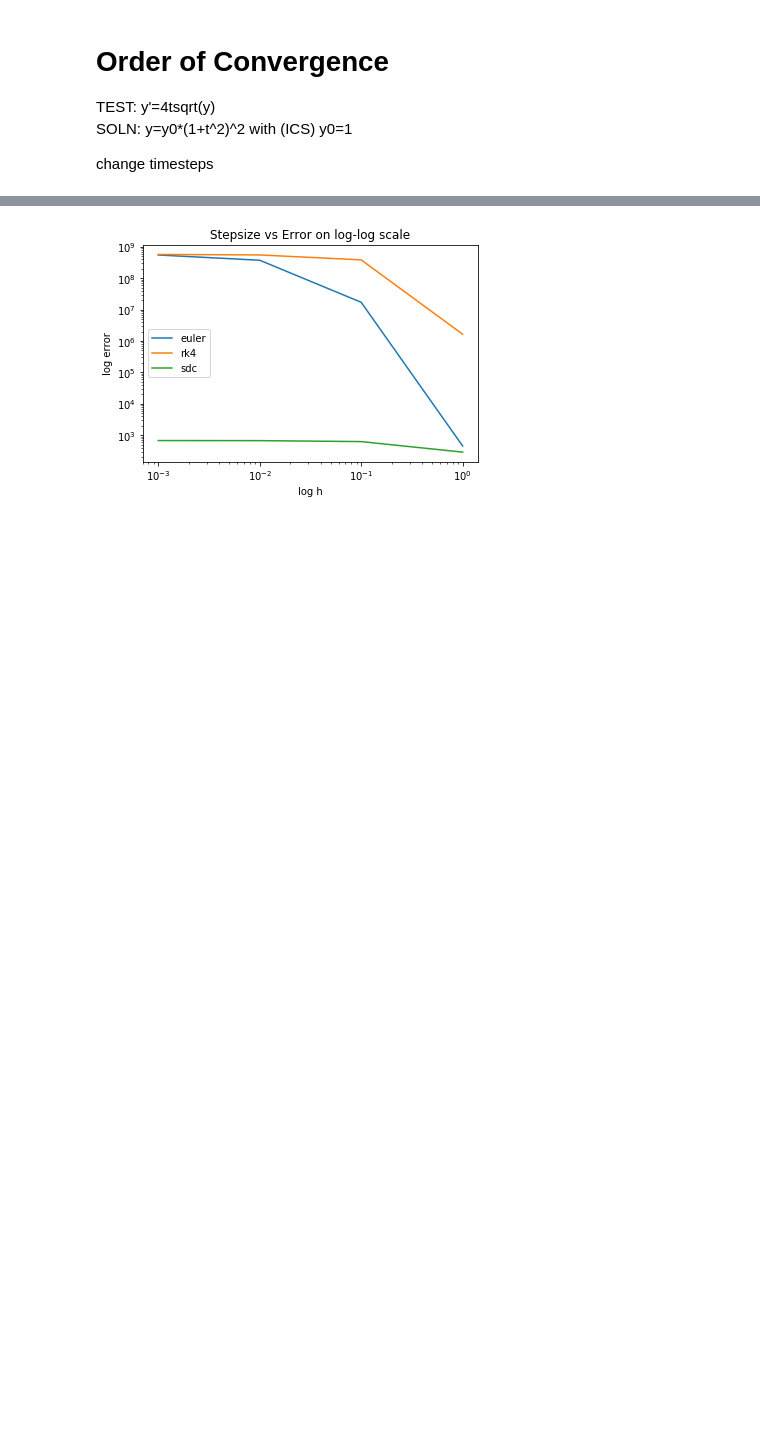
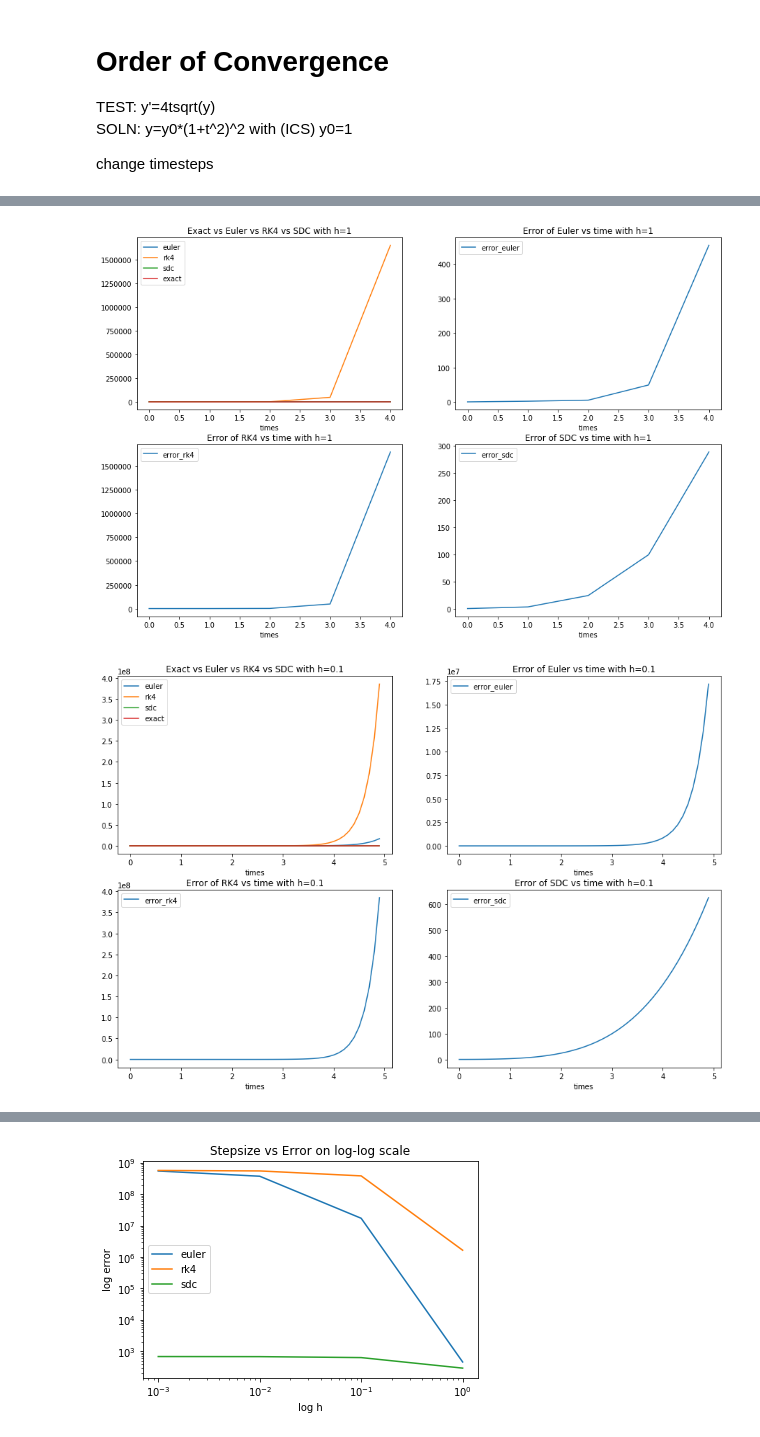
Before and after one commit to turbulencelover/time-integration-solvers, a Jupyter notebook: SolversPY.ipynb, the cells around one changed output, grey strips where cells are left out. Cells and saved outputs as stored; diff of their text form; code cells hidden in the pictures; blank space fills up the shorter version.

```diff
--- a/SolversPY.ipynb
+++ b/SolversPY.ipynb
@@ -89,7 +89,7 @@ class LagrangePoly:
 # %%
 from scipy.integrate import quadrature
 
-class SDC(SchemesPy):
+class SchemeEXT(SchemesPy):
 
     """ For non-stiff problems which are numerically stable.
     Stiff problems are when certain numerical methods for solving
@@ -146,7 +146,7 @@ class SDC(SchemesPy):
 dy_dt = lambda y,t : 1 - t + 4*y
 dy2_dt = lambda y,t : 4*t*np.sqrt(y)
 
-y = SDC(v_field=dy_dt,
+y = SchemeEXT(v_field=dy_dt,
         start=0,
         stop=2,
         h=0.01,
@@ -174,8 +161,6 @@ change timesteps
 # %%
 from pandas import DataFrame as DF
 from matplotlib import pyplot as plt
-
-
 
 def plot_df(df, h):
     fig, [[ax1, ax2], [ax3,ax4]]= plt.subplots(nrows=2, ncols=2, figsize=(15,10))
@@ -191,7 +176,7 @@ def plot_df(df, h):
             x='times',
             y= 'error_rk4',
            ax=ax3)
-    df.plot(title='Error of RK4 vs time with h='+str(h),
+    df.plot(title='Error of SDC vs time with h='+str(h),
             x='times',
             y= 'error_sdc',
            ax=ax4)
@@ -199,7 +184,7 @@ def plot_df(df, h):
 def analyse_scheme(dy_t, y, ics, step_sizes):
         max_global_error = []
         for h in step_sizes:
-                y_pred = SDC(v_field=dy_dt,
+                y_pred = SchemeEXT(v_field=dy_dt,
                                 start=0,
                                 stop=5,
                                 h=h,
@@ -221,5 +206,4 @@ def analyse_scheme(dy_t, y, ics, step_sizes):
                                                 df['error_rk4'].max(),
                                                 df['error_sdc'].max()])
                 plot_df(df,h)
-
-                return max_global_error
+        return max_global_error
@@ -231,12 +210,15 @@ def analyse_scheme(dy_t, y, ics, step_sizes):
 # %%
-h_sizes = [10**i for i in range(0,-4, -1)]
+h_sizes = [10**i for i in range(0,-4, -0.5)]
 
 dy_dt = lambda y,t : 1 - t + 4*y
-y = lambda t: (19/16)e^(4*t) + t/4 -3/16
+y = lambda t: (19/16)*np.e**(4*t) + t/4 -3/16
 
 dy2_dt = lambda y,t : 4*t*np.sqrt(y)
 y2 = lambda t: y0*(1+t**2)**2
 
 y0=1
 
-analyse_scheme(dy2_dt, y2, y0, h_sizes)
+max_global_err = analyse_scheme(dy2_dt, y2, y0, h_sizes)
+# %% [output]
+[figure, added]
+[figure, added]
```
Also changed, not shown: parts of 5 cells of this notebook.
